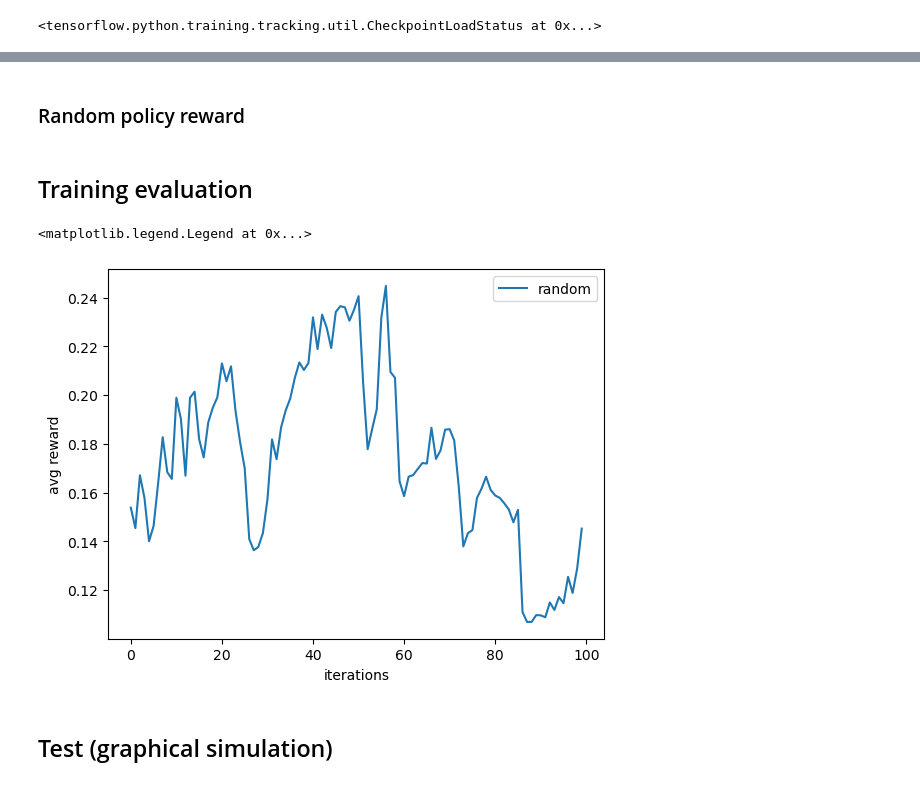
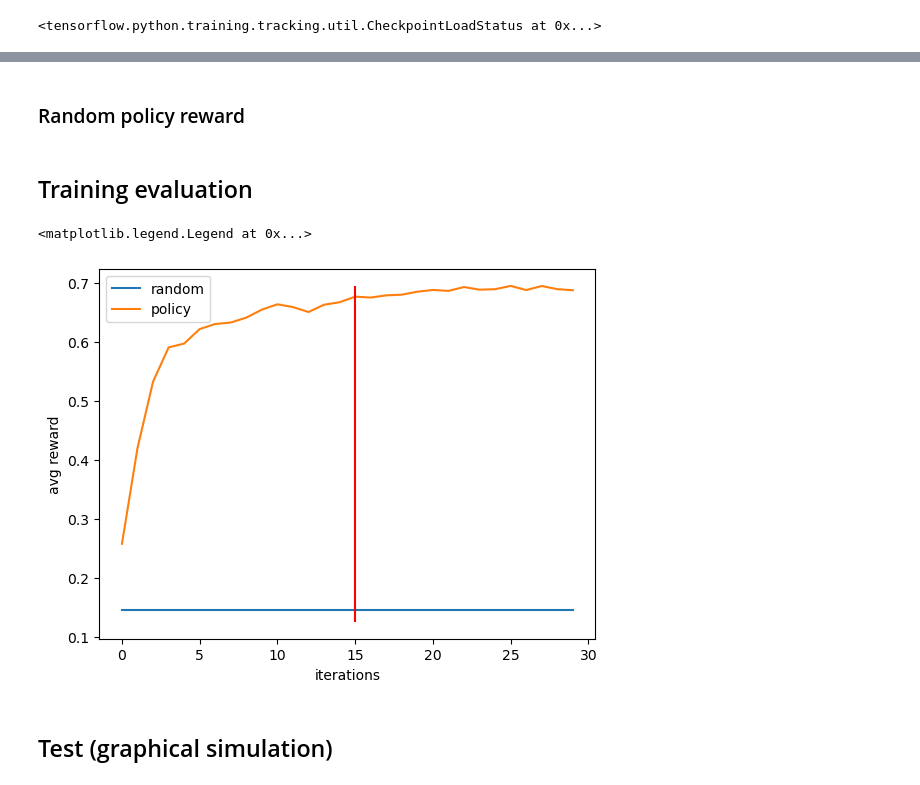
Before and after one commit to AlbertoSinigaglia/snake-reinforcement-learning, a Jupyter notebook: snake.ipynb, the cells around one changed output, grey strips where cells are left out. Saved outputs shown, nothing was run; the diff lists cells and outputs as text; code cells hidden in the pictures.

```diff
--- a/snake.ipynb
+++ b/snake.ipynb
@@ -76,7 +73,7 @@ Metal device set to: Apple M1 Max
 # %%
 env_ = NumpyEnvironment(1000, BOARD_SIZE)
 GAMMA = .99
-ITERATIONS = 10000
+ITERATIONS = 500000
 # %%
 agent.load_weights(f"models/{BOARD_SIZE}x{BOARD_SIZE}_bigger/agent")
 value.load_weights(f"models/{BOARD_SIZE}x{BOARD_SIZE}_bigger/value")
@@ -84,6 +80,5 @@ ae.load_weights(f"models/{BOARD_SIZE}x{BOARD_SIZE}_bigger/ae")
 # %% [output]
 <tensorflow.python.training.tracking.util.CheckpointLoadStatus at 0x...>
 # %%
-optimizer_value = K.optimizers.Adam(1e-4)
-optimizer_agent = K.optimizers.Adam(1e-4)
-optimizer_autoencoder= K.optimizers.Adam(1e-4)
+optimizer_value = K.optimizers.Adam(1e-5)
+optimizer_agent = K.optimizers.Adam(1e-5)
@@ -90,19 +88,14 @@ optimizer_autoencoder= K.optimizers.Adam(1e-4)
 # %%
-avg_rewards = []
-ae_losses = []
-
 for iterations in trange(ITERATIONS):
     state = env_.to_state()
 
-    if iterations % 10 == 0:
-        agent.save_weights(f"models/{BOARD_SIZE}x{BOARD_SIZE}_bigger/agent")
-        value.save_weights(f"models/{BOARD_SIZE}x{BOARD_SIZE}_bigger/value")
-        ae.save_weights(f"models/{BOARD_SIZE}x{BOARD_SIZE}_bigger/ae")
     with tf.GradientTape(persistent=True) as tape:
         # calculate distributions of actions
         original_probs = agent(
             state
         )
+        if tf.reduce_any(tf.math.is_nan(original_probs)):
+            raise Exception("NaN found")
         # remove actions that are not available
         probs = re_normalize_possible_actions(
             state,
@@ -127,11 +120,6 @@ for iterations in trange(ITERATIONS):
         # maybe introduce eligibility trace to simulate n-step td, to have longer dependencies
         loss_agent = tf.stop_gradient(td_error) * tf.math.log(tf.gather_nd(probs, actions_indexes))
         loss_value = tf.stop_gradient(td_error) * value_state
-        rec = ae(state)
-        loss = tf.reduce_sum(K.losses.CategoricalCrossentropy()(state, rec))
-    ae_losses.append(loss)
-    grad = tape.gradient(loss, ae.trainable_weights)
-    optimizer_autoencoder.apply_gradients(zip(grad, ae.trainable_weights))
 
     # calculate gradient
     gradient_agent = tape.gradient(loss_agent, agent.trainable_weights)
@@ -141,4 +129,9 @@ for iterations in trange(ITERATIONS):
     # update neural nets weights
     optimizer_agent.apply_gradients(zip(gradient_agent, agent.trainable_weights))
     optimizer_value.apply_gradients(zip(gradient_value, value.trainable_weights))
+
+
+    if iterations % 100 == 0:
+        agent.save_weights(f"models/{BOARD_SIZE}x{BOARD_SIZE}_bigger/agent")
+        value.save_weights(f"models/{BOARD_SIZE}x{BOARD_SIZE}_bigger/value")
 # %% [output]
@@ -157,5 +139,5 @@ won
 # %% [markdown]
-   ### Random policy reward
+### Random policy reward
 # %%
 random_env_ = NumpyEnvironment(1000, BOARD_SIZE)
 random_rewards = []
@@ -176,15 +158,18 @@ for _ in trange(1000):
 ## Training evaluation
 # %%
 %matplotlib inline
-#plt.plot(np.array(random_rewards).reshape((-1, 10)).mean(axis=-1))
-
-plt.plot(np.clip(np.array(avg_rewards).reshape((-1, 100)), -1, 0.4).mean(axis=-1))
+N = 30000
+CHUNK_SIZE = 1000
+plt.plot(np.arange(N//CHUNK_SIZE), np.array(random_rewards).mean(axis=-1).repeat(N//CHUNK_SIZE))
+points = np.array(avg_rewards)[:N].reshape((-1, CHUNK_SIZE)).mean(axis=-1)
+plt.plot(points)
+plt.vlines(15000//CHUNK_SIZE, min(np.max(points), np.array(random_rewards).mean(axis=-1))-0.02, np.max(points), colors=["red"])
 _ = plt.xlabel("iterations")
 _ = plt.ylabel("avg reward")
 plt.legend(["random", "policy"])
 # %% [output]
 <matplotlib.legend.Legend at 0x...>
-[figure, old version]
+[figure, new version]
 # %% [markdown]
 ## Test (graphical simulation)
 # %%
```
Also changed, not shown: parts of 8 cells of this notebook, 6 other files.
